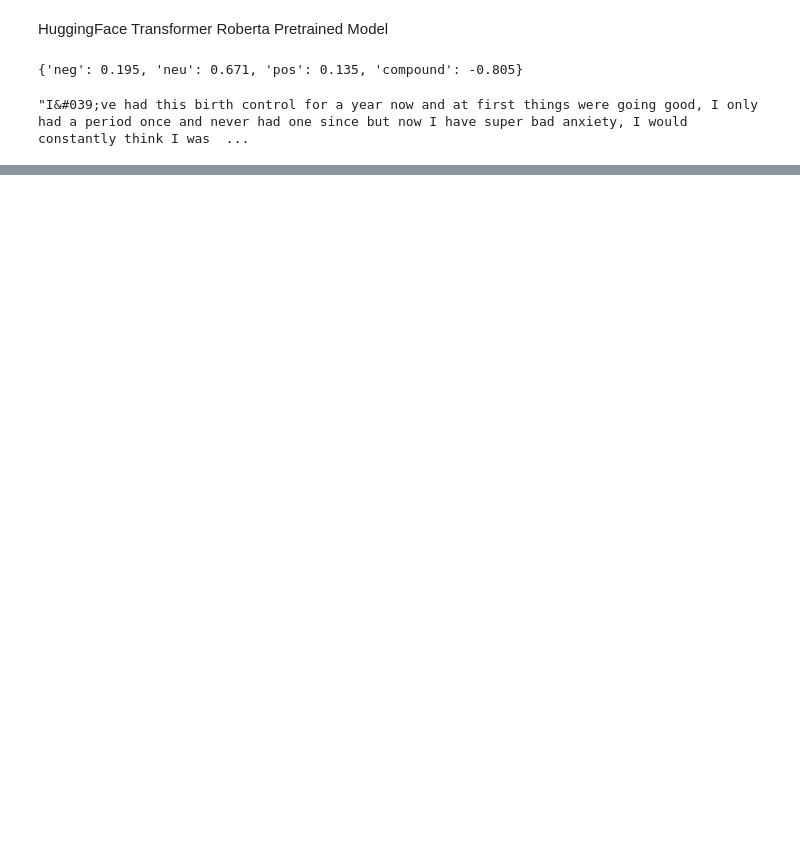
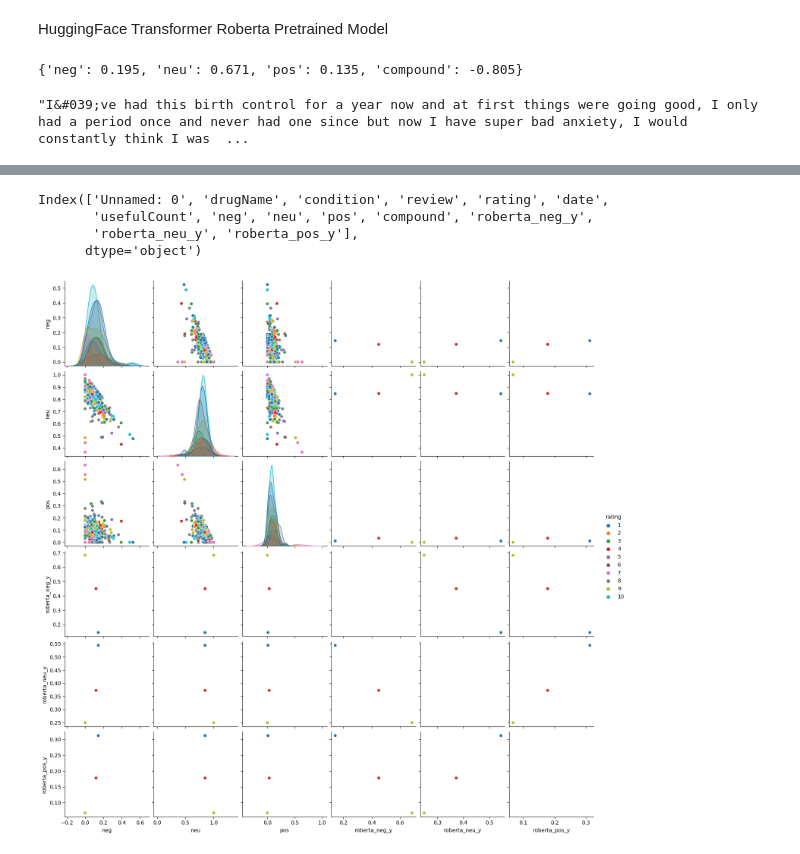
Before and after one commit to Hey-El/TimeSeriesForecasting, a Jupyter notebook: DrugReviewProject.ipynb, the cells around one changed output, grey strips where cells are left out. Saved outputs shown, nothing was run; the diff lists cells and outputs as text; code cells hidden in the pictures; blank space fills up the shorter version.

```diff
--- a/DrugReviewProject.ipynb
+++ b/DrugReviewProject.ipynb
@@ -284,0 +283,6 @@ KeyError: ignored
+# %%
+columns_to_remove = ['roberta_neg_x',	'roberta_neu_x',	'roberta_pos_x']
+
+# Remove specified columns
+cleaned_df = Combined_df.drop(columns=columns_to_remove)
+cleaned_df.head()
@@ -284,0 +296,16 @@ KeyError: ignored
+# %%
+cleaned_df.columns
+# %% [output]
+Index(['Unnamed: 0', 'drugName', 'condition', 'review', 'rating', 'date',
+       'usefulCount', 'neg', 'neu', 'pos', 'compound', 'roberta_neg_y',
+       'roberta_neu_y', 'roberta_pos_y'],
+      dtype='object')
+# %%
+sns.pairplot(data=cleaned_df,
+             vars=['neg', 'neu', 'pos',
+                  'roberta_neg_y','roberta_neu_y', 'roberta_pos_y'],
+            hue='rating',
+            palette='tab10')
+plt.show()
+# %% [output]
+[figure, added]
```
Also changed, not shown: parts of 11 cells of this notebook.
